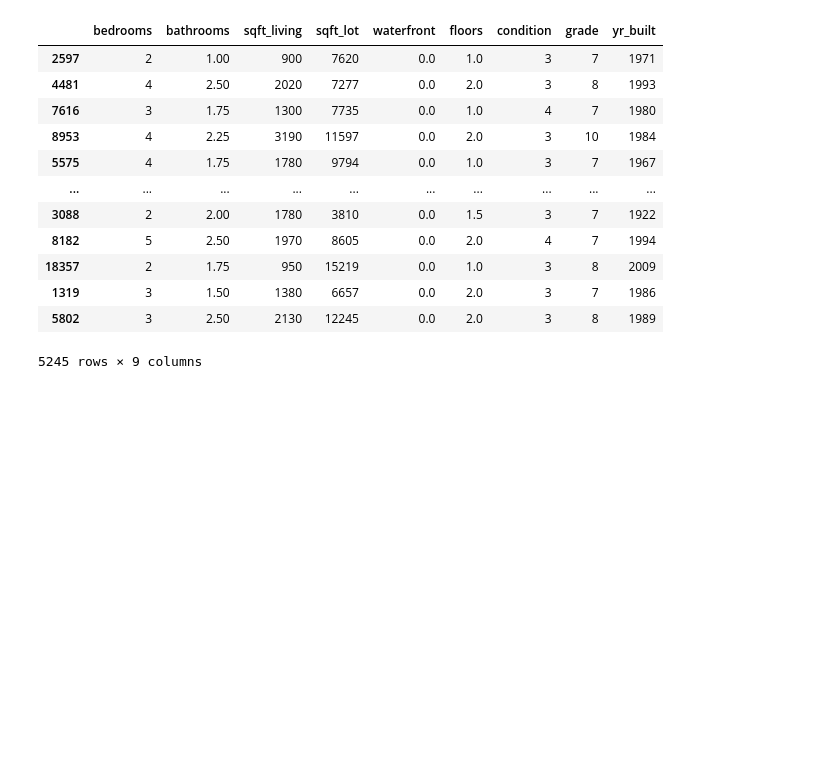
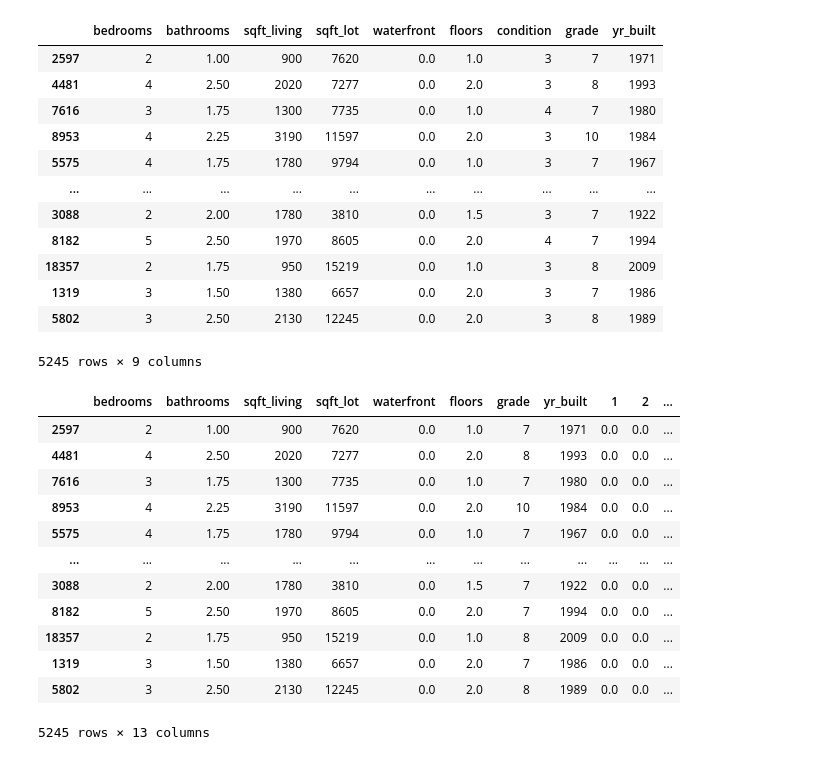
Before and after one commit to clydeochieng/dsc-phase-2-project, a Jupyter notebook: student.ipynb, the cells around one changed output. Saved outputs shown, nothing was run; the diff lists cells and outputs as text; code cells hidden in the pictures; blank space fills up the shorter version.

```diff
--- a/student.ipynb
+++ b/student.ipynb
@@ -1519,3 +1519,38 @@ X_test
 | 1319 | 3 | 1.50 | 1380 | 6657 | 0.0 | 2.0 | 3 | 7 | 1986 |
 | 5802 | 3 | 2.50 | 2130 | 12245 | 0.0 | 2.0 | 3 | 8 | 1989 |
 5245 rows × 9 columns
+# %%
+# Transform condition_test using the encoder and assign the result to condition_encoded_test
+condition_encoded_test = ohe.transform(condition_test)
+
+# Convert the sparse matrix to a dense array
+condition_encoded_test_array = condition_encoded_test.toarray()
+
+# Make the transformed data into a DataFrame
+condition_encoded_test_df = pd.DataFrame(
+    condition_encoded_test_array,
+    columns=ohe.categories_[0],
+    index=X_test.index
+)
+
+# Drop the original "condition" column from X_test
+X_test.drop("condition", axis=1, inplace=True)
+
+# Concatenate X_test with the encoded condition data
+X_test = pd.concat([X_test, condition_encoded_test_df], axis=1)
+
+X_test
+# %% [output]
+|  | bedrooms | bathrooms | sqft_living | sqft_lot | waterfront | floors | grade | yr_built | 1 | 2 | ... |
+| 2597 | 2 | 1.00 | 900 | 7620 | 0.0 | 1.0 | 7 | 1971 | 0.0 | 0.0 | ... |
+| 4481 | 4 | 2.50 | 2020 | 7277 | 0.0 | 2.0 | 8 | 1993 | 0.0 | 0.0 | ... |
+| 7616 | 3 | 1.75 | 1300 | 7735 | 0.0 | 1.0 | 7 | 1980 | 0.0 | 0.0 | ... |
+| 8953 | 4 | 2.25 | 3190 | 11597 | 0.0 | 2.0 | 10 | 1984 | 0.0 | 0.0 | ... |
+| 5575 | 4 | 1.75 | 1780 | 9794 | 0.0 | 1.0 | 7 | 1967 | 0.0 | 0.0 | ... |
+| ... | ... | ... | ... | ... | ... | ... | ... | ... | ... | ... | ... |
+| 3088 | 2 | 2.00 | 1780 | 3810 | 0.0 | 1.5 | 7 | 1922 | 0.0 | 0.0 | ... |
+| 8182 | 5 | 2.50 | 1970 | 8605 | 0.0 | 2.0 | 7 | 1994 | 0.0 | 0.0 | ... |
+| 18357 | 2 | 1.75 | 950 | 15219 | 0.0 | 1.0 | 8 | 2009 | 0.0 | 0.0 | ... |
+| 1319 | 3 | 1.50 | 1380 | 6657 | 0.0 | 2.0 | 7 | 1986 | 0.0 | 0.0 | ... |
+| 5802 | 3 | 2.50 | 2130 | 12245 | 0.0 | 2.0 | 8 | 1989 | 0.0 | 0.0 | ... |
+5245 rows × 13 columns
```
